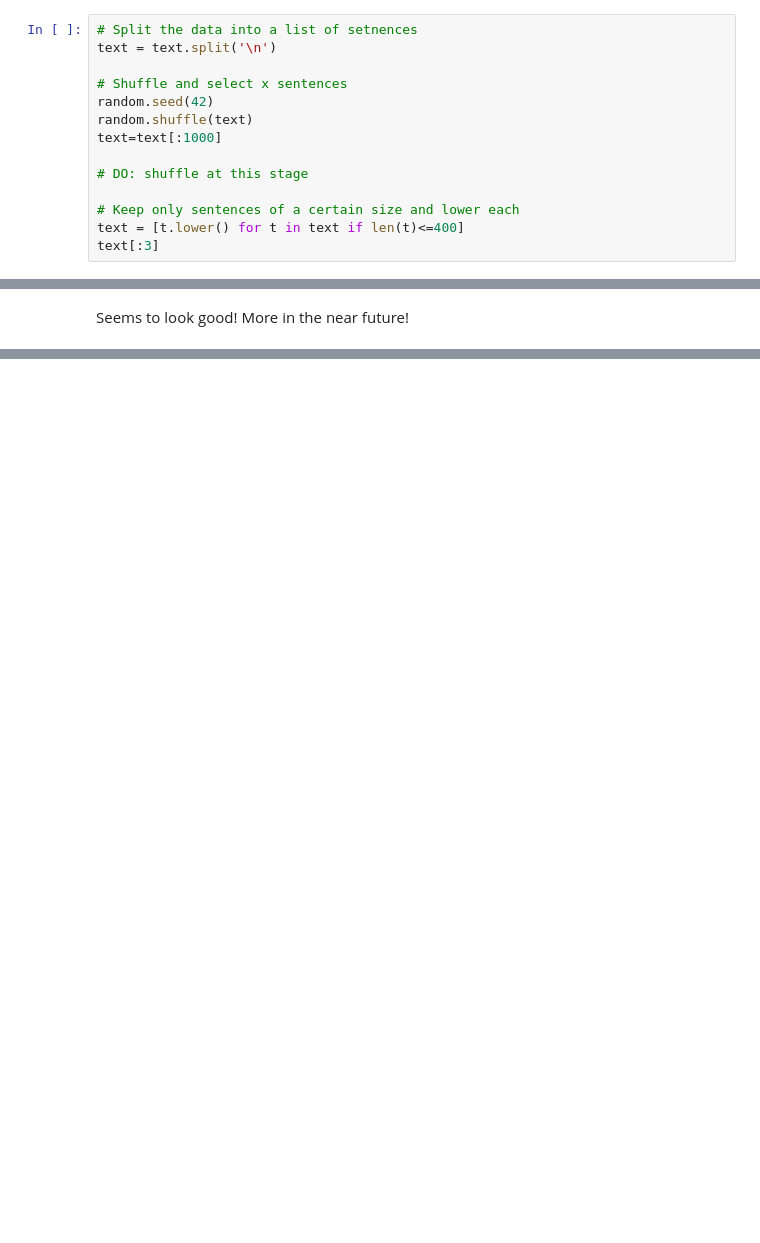
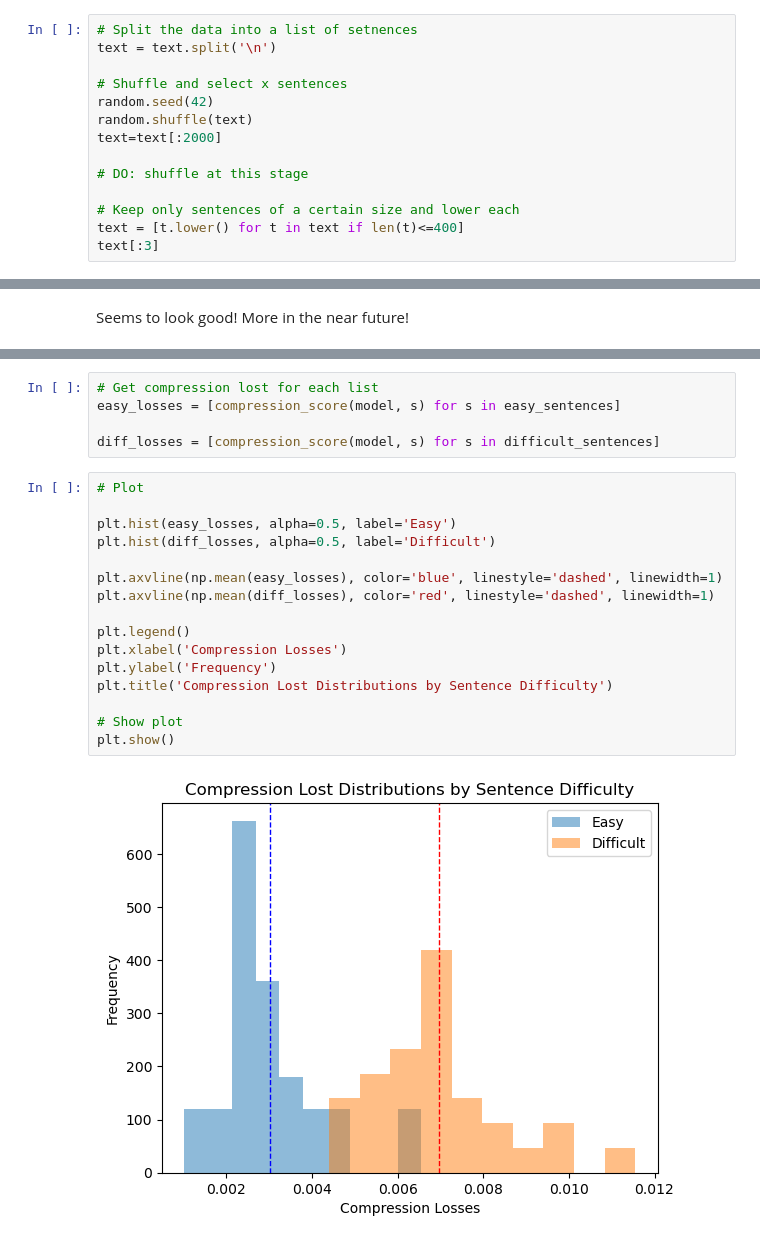
Before and after one commit to gerritq/AutoencoderComplexity, a Jupyter notebook: autoencoder_complexity.ipynb, the cells around one changed output, grey strips where cells are left out. Cells and saved outputs as stored; diff of their text form; blank space fills up the shorter version.

Commit message:
added plot

```diff
--- a/autoencoder_complexity.ipynb
+++ b/autoencoder_complexity.ipynb
@@ -48,7 +48,7 @@ text = text.split('\n')
 # Shuffle and select x sentences
 random.seed(42)
 random.shuffle(text)
-text=text[:1000]
+text=text[:2000]
 
 # DO: shuffle at this stage
 
@@ -270,0 +341,23 @@ Seems to look good! More in the near future!
+# %%
+# Get compression lost for each list
+easy_losses = [compression_score(model, s) for s in easy_sentences]
+
+diff_losses = [compression_score(model, s) for s in difficult_sentences]
+# %%
+# Plot
+
+plt.hist(easy_losses, alpha=0.5, label='Easy')
+plt.hist(diff_losses, alpha=0.5, label='Difficult')
+
+plt.axvline(np.mean(easy_losses), color='blue', linestyle='dashed', linewidth=1)
+plt.axvline(np.mean(diff_losses), color='red', linestyle='dashed', linewidth=1)
+
+plt.legend()
+plt.xlabel('Compression Losses')
+plt.ylabel('Frequency')
+plt.title('Compression Lost Distributions by Sentence Difficulty')
+
+# Show plot
+plt.show()
+# %% [output]
+[figure, added]
```
Also changed, not shown: parts of 12 cells of this notebook.
